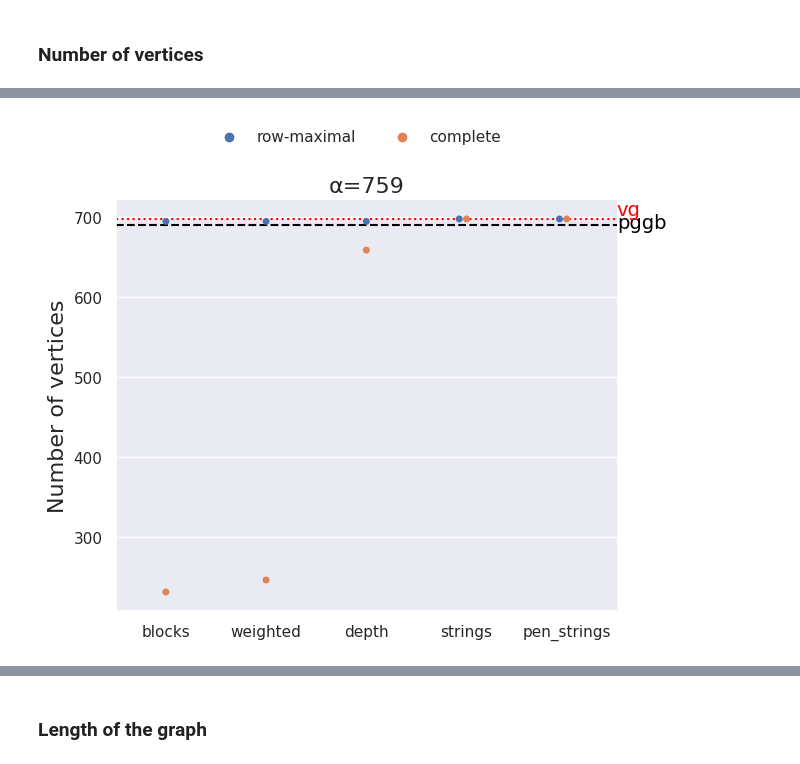
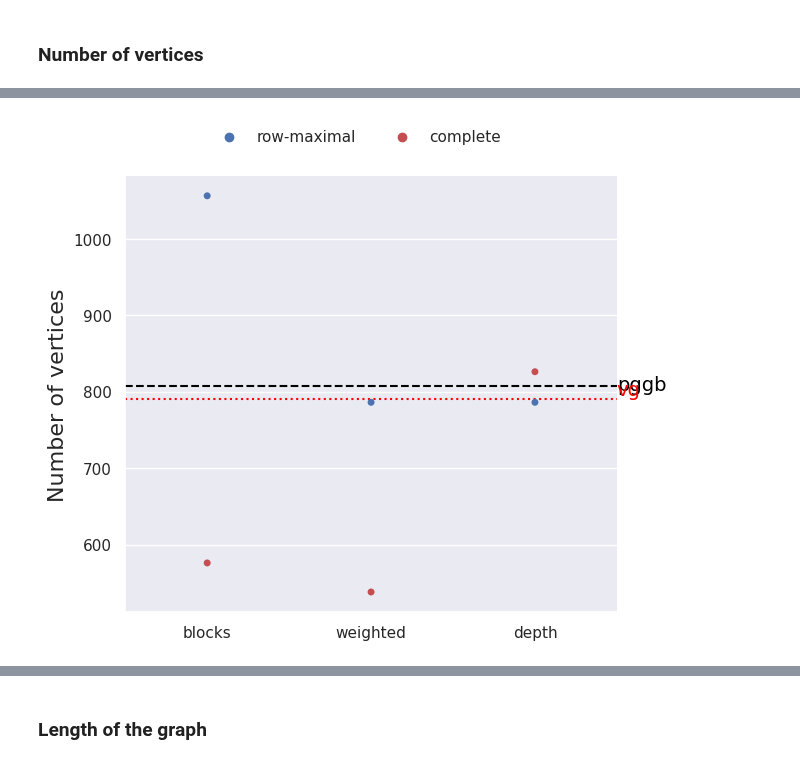
Before and after one commit to AlgoLab/pangeblocks, a Jupyter notebook: notebooks/paper-influence-objective-functions.ipynb, the cells around one changed output, grey strips where cells are left out. Drawn from its saved outputs; the diff is of its cells as text; code cells hidden in the pictures.

```diff
--- a/notebooks/paper-influence-objective-functions.ipynb
+++ b/notebooks/paper-influence-objective-functions.ipynb
@@ -59,5 +59,5 @@ info_pggb
 # %%
-path_vg = Path(f"/data/analysis-paper/experiments/vg/sars-cov-2/{NAME}.gfa")
+path_vg = Path(f"../paper-graphs-tools/vg/{NSEQS}-sars-cov-2-ena.gfa")
 info_vg =  load_info_graph(path_vg)
 info_vg
 # %% [output]
@@ -76,6 +76,7 @@ info_vg
 ## `row-maximal` vs `complete` decompositions
 # %%
 # path to folders with each decomposition
+NAME="50-sars-cov-2-ena"
 path_complete = PATH_EXPERIMENTS.joinpath(f"sars-cov-2-{NSEQS}-complete")
 path_rowmaximal= PATH_EXPERIMENTS.joinpath(f"sars-cov-2-{NSEQS}-row_maximal")
 # %%
@@ -102,8 +102,8 @@ Name: alpha, dtype: float64
 # %%
 # data frame to plot
 df_graphs_plot = df_graphs.query(
-    f"""alpha in {tuple(ALPHAS)} and min_coverage in {MIN_COVERAGE} and min_len in {MIN_LEN}""" #) # or (objective_function == 'weighted' and min_len in {MIN_LEN}) or (objective_function == 'weighted' and min_coverage in {MIN_COVERAGE})"""
+    f"""(objective_function=='blocks') or (objective_function=='weighted' and min_len==20) or (objective_function=='depth' and min_coverage==0.11)"""
     ).copy()
 df_graphs_plot["alpha_label"] = df_graphs_plot["alpha"].apply(lambda x: f"{chr(945)}={x}")
 
-df_graphs_plot.head()
+df_graphs_plot=df_graphs_plot.query("alpha==290").copy()#.head()
@@ -117,4 +110,7 @@ df_graphs_plot.head()
 # %%
+MARKERS=["o","s"] # o: circle , s: square
+COLORS=["b","r"] # b: blue , r: red
+
 LEGEND = True
 ## Fontsizes plots
 FONTSIZE_TITLE = 18
@@ -186,34 +142,37 @@ ymin, ymax
 # %%
 g_nodes = sns.catplot(
     data=df_graphs_plot, kind="swarm",
     x="objective_function", y=feature,
     col="alpha",
     hue="decomposition",
     # aspect=.8,
     order=OBJ_FUNCTIONS,
     hue_order=DECOMPOSITIONS,
+    # markers=MARKERS,
+    palette=COLORS,
 )
 
 g_nodes.refline(y=info_pggb[feature], linestyle="dashed", color="black", label= "pggb")
 ax = g_nodes.fig.axes[-1]
-ax.text(x=4.5, y=info_pggb[feature]*0.994, s='pggb', fontsize=FONTSIZE_GRID_TOOLS, color="black")
+ax.text(x=2.5, y=info_pggb[feature]*0.994, s='pggb', fontsize=FONTSIZE_GRID_TOOLS, color="black")
 
 # # add vg
 g_nodes.refline(y=info_vg[feature], linestyle="dotted", color="red", label= "vg")
 ax = g_nodes.fig.axes[-1]
-ax.text(x=4.5, y=info_vg[feature]*1.006, s='vg', fontsize=FONTSIZE_GRID_TOOLS, color="red")
+ax.text(x=2.5, y=info_vg[feature]*1.006, s='vg', fontsize=FONTSIZE_GRID_TOOLS, color="red")
 
 for ax,alpha_label in zip(g_nodes.fig.axes,ALPHA_LABELS):
     ax.set_xlabel(f"", fontdict=dict(fontsize=FONTSIZE_GRID_X))
     ax.set_ylabel("Number of vertices", fontdict=dict(fontsize=FONTSIZE_GRID_X))
-    ax.set_title(f"{alpha_label}", fontsize=FONTSIZE_GRID_SUBTITLE)
+    # ax.set_title(f"{alpha_label}", fontsize=FONTSIZE_GRID_SUBTITLE)
+    ax.set_title("")
 
 sns.move_legend(
     g_nodes, "lower center",
     bbox_to_anchor=(.5, 1), ncol=5, title="", frameon=False,
 )
 plt.tight_layout()
 
 g_nodes.savefig(PATH_SAVE.joinpath(f"{NAME}-{feature}.png"),dpi=300)
 # %% [output]
-[figure, old version]
+[figure, new version]
```
Also changed, not shown: parts of 15 cells of this notebook, 7 other files.
